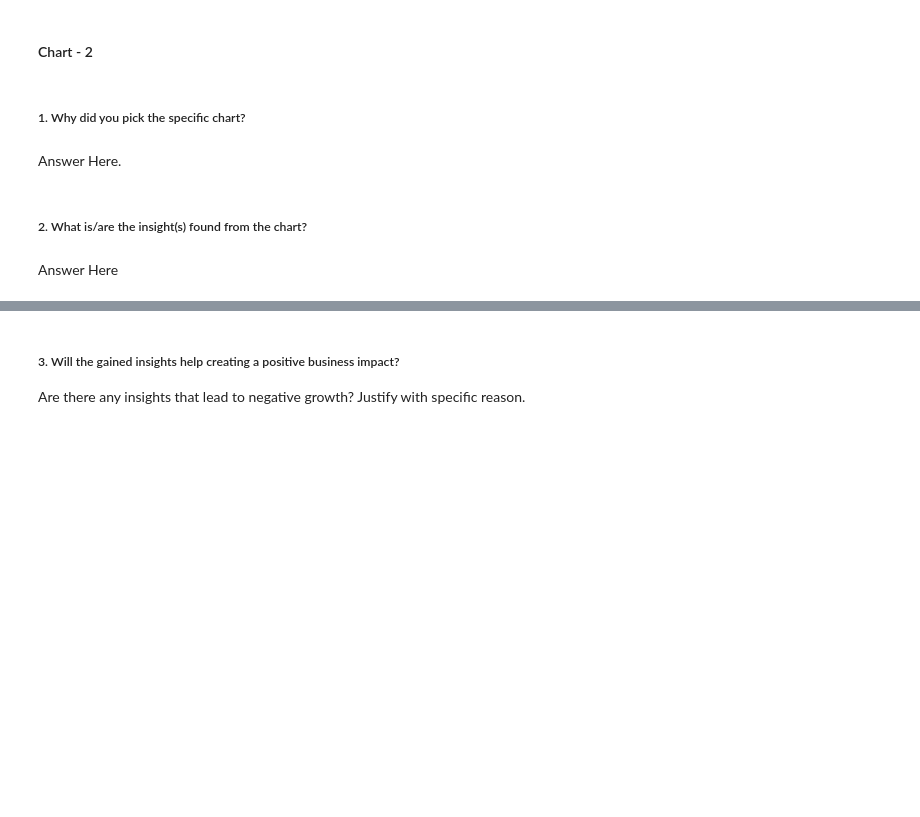
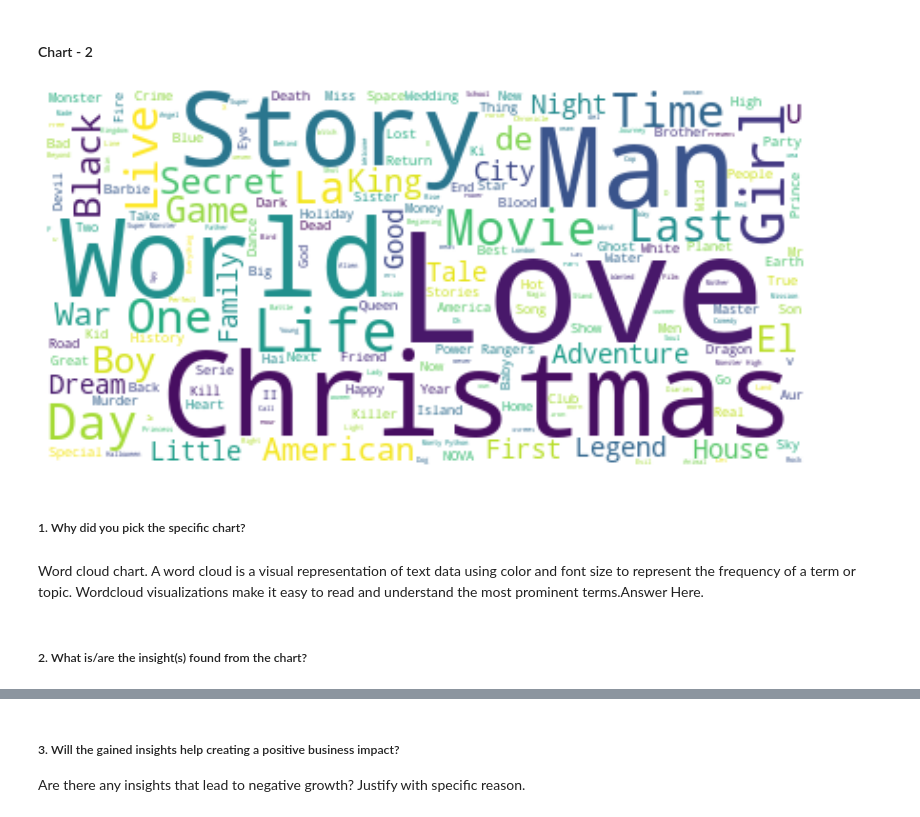
Before and after one commit to oweskhan77/Netflix-Movies-and-TV-Shows-Clustering, a Jupyter notebook: NETFLIX_MOVIES_AND_TV_SHOWS_CLUSTERING.ipynb, the cells around one changed output, grey strips where cells are left out. Cells and saved outputs as stored; diff of their text form; code cells hidden in the pictures; blank space fills up the shorter version.

```diff
--- a/NETFLIX_MOVIES_AND_TV_SHOWS_CLUSTERING.ipynb
+++ b/NETFLIX_MOVIES_AND_TV_SHOWS_CLUSTERING.ipynb
@@ -248,0 +551,13 @@ Answer Here.
+# %%
+def col_word_cloud(col, w_df):
+  ''' This function will show the WordCloud for the passed feature'''
+  plt.figure(figsize = (15,7))
+  text = " ".join(word for word in w_df[col])
+  # Create stopword list:
+  stopwords = set(STOPWORDS)
+  # Generate a word cloud image
+  wordcloud = WordCloud(stopwords=stopwords, background_color="white").generate(text)
+  # Display the generated image:
+  plt.imshow(wordcloud, interpolation='bilinear')
+  plt.axis("off")
+  plt.show()
@@ -267,11 +589,12 @@ Answer Here
 #### Chart - 2
 # %%
 # Chart - 2 visualization code
+col_word_cloud('title',df)
+# %% [output]
+[figure, added]
 # %% [markdown]
 ##### 1. Why did you pick the specific chart?
-# %% [markdown]
-Answer Here.
+# %% [markdown]
+Word cloud chart. A word cloud is a visual representation of text data using color and font size to represent the frequency of a term or topic. Wordcloud visualizations make it easy to read and understand the most prominent terms.Answer Here.
 # %% [markdown]
 ##### 2. What is/are the insight(s) found from the chart?
-# %% [markdown]
-Answer Here
```
Also changed, not shown: parts of 115 cells of this notebook.
